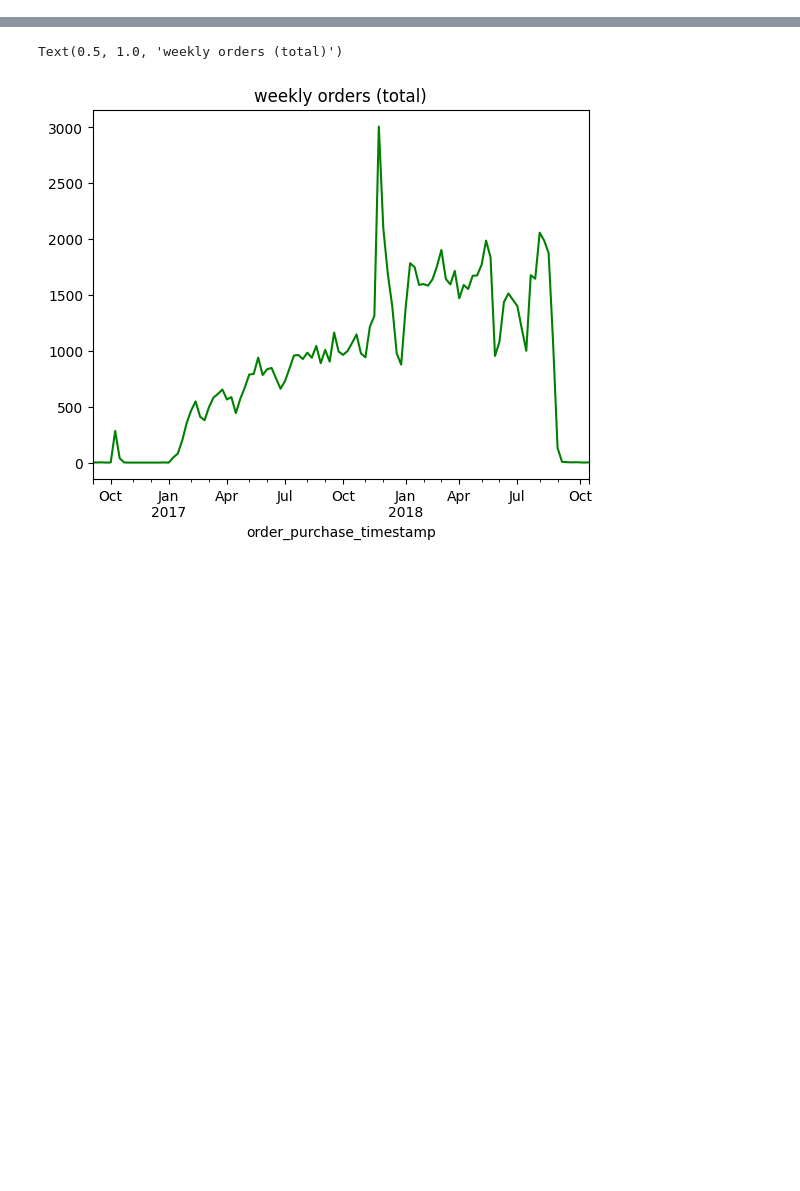
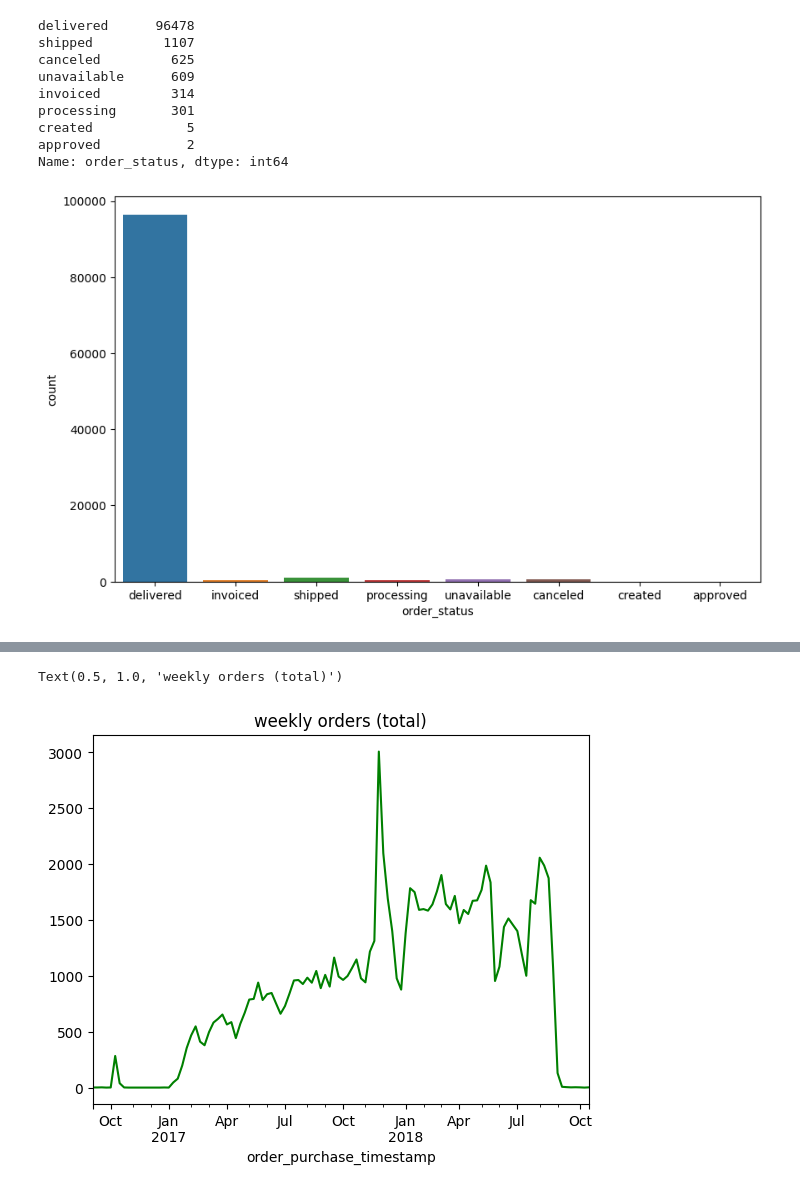
Before and after one commit to SagarDaryanani/OLIST, a Jupyter notebook: Exploratory_Analysis/Metric_Design.ipynb, the cells around one changed output, grey strips where cells are left out. Saved outputs shown, nothing was run; the diff lists cells and outputs as text; code cells hidden in the pictures; blank space fills up the shorter version.

```diff
--- a/Exploratory_Analysis/Metric_Design.ipynb
+++ b/Exploratory_Analysis/Metric_Design.ipynb
@@ -21,0 +35,16 @@ orders = orders.set_index('order_purchase_timestamp').sort_index()
+# %%
+# Order Status of the Products
+plt.figure(figsize = (10,6))
+sns.countplot(data = data['orders'], x = 'order_status')
+data['orders']['order_status'].value_counts()
+# %% [output]
+delivered      96478
+shipped         1107
+canceled         625
+unavailable      609
+invoiced         314
+processing       301
+created            5
+approved           2
+Name: order_status, dtype: int64
+[figure, added]
```
Also changed, not shown: parts of 32 cells of this notebook.
